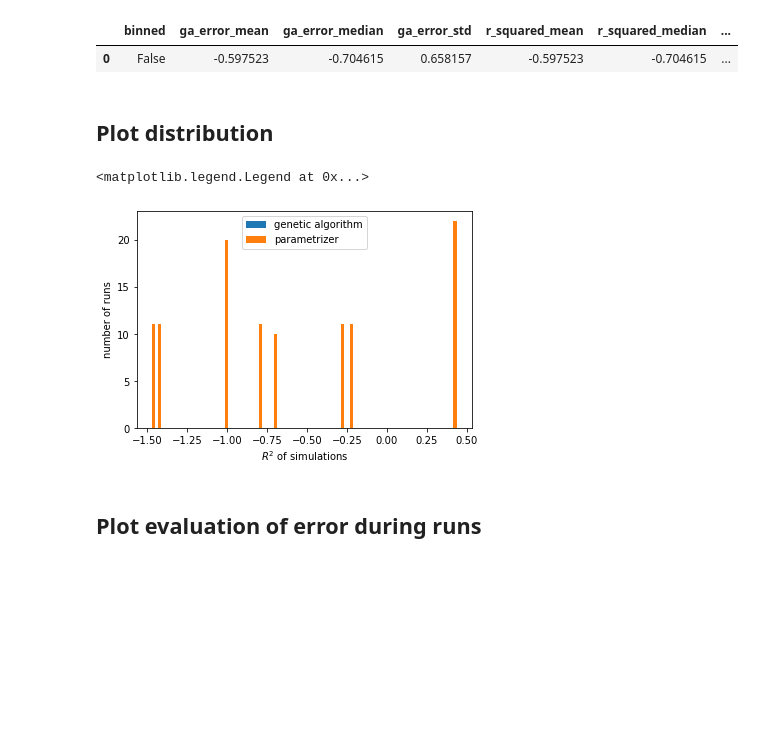
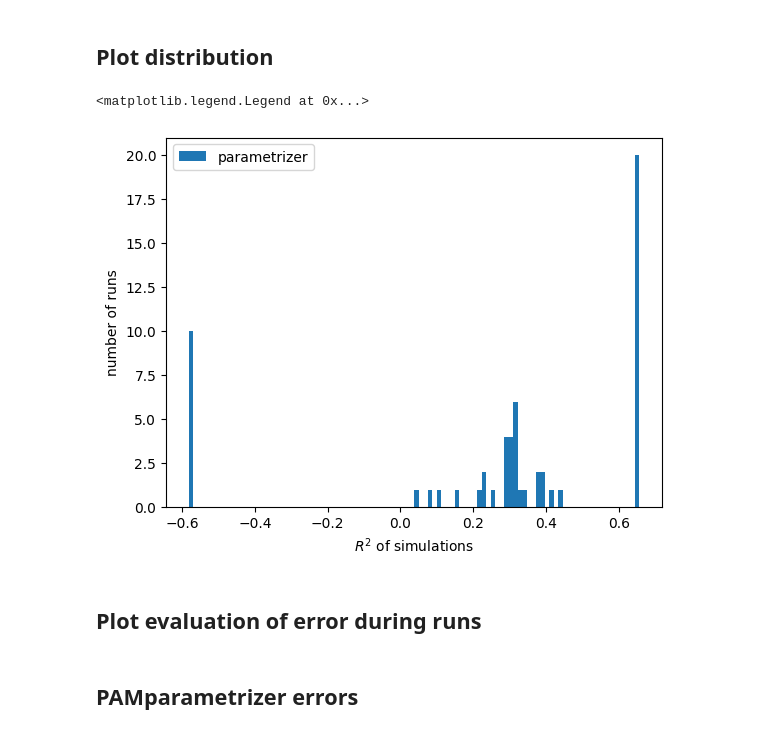
Before and after one commit to iAMB-RWTH-Aachen/PAMparametrizer, a Jupyter notebook: Scripts/i3_analysis/pam_parametrizer_performance.ipynb, the cells around one changed output. Drawn from its saved outputs; the diff is of its cells as text; code cells hidden in the pictures; blank space fills up the shorter version.

```diff
--- a/Scripts/i3_analysis/pam_parametrizer_performance.ipynb
+++ b/Scripts/i3_analysis/pam_parametrizer_performance.ipynb
@@ -21,7 +23,18 @@ Academic license - for non-commercial use only - expires 2025-03-06
 # %%
-STATS_FILE_PATH = os.path.join('Results', 'pam_parametrizer_statistics_2024-08-14.xlsx')
+DIAGNOSTIC_FILES = [os.path.join('Results','2_parametrization', 'diagnostics',
+                                 f'pam_parametrizer_diagnostics_{file_nmbr}.xlsx')for file_nmbr in range(1,7)]
 # %%
-best_individual_df = pd.read_excel(STATS_FILE_PATH, sheet_name = 'Best_Individuals').drop_duplicates(
-    subset=['iteration', 'run_id','rxn_id', 'direction'], keep = 'last')
+best_individual_df = None
+
+for i, file in enumerate(DIAGNOSTIC_FILES):
+    pam_param_results = pd.read_excel(file, sheet_name = 'Best_Individuals')
+    pam_param_error = pd.read_excel(file, sheet_name='Final_Errors')
+    pam_param_results = pam_param_results.merge(pam_param_error, on='run_id', how='left')
+    pam_param_results['alternative'] = i+1
+
+    if best_individual_df is None:
+        best_individual_df = pam_param_results
+    else:
+        best_individual_df = pd.concat([best_individual_df,pam_param_results])
 best_individual_df
 # %% [output]
@@ -59,25 +71,19 @@ error_per_runid_config
-# %%
-error_per_config = get_statistics_from_df(best_individual_df.drop_duplicates(subset = ['iteration', 'run_id', 'binned']),
-                                                  group_by = ['binned'],
-                                                  columns = ['ga_error', 'r_squared'])
-error_per_config
-# %% [output]
-|  | binned | ga_error_mean | ga_error_median | ga_error_std | r_squared_mean | r_squared_median | ... |
-| 0 | False | -0.597523 | -0.704615 | 0.658157 | -0.597523 | -0.704615 | ... |
 # %% [markdown]
 ## Plot distribution
 # %%
 #plot histogram
 bins =100
 
-plt.hist(best_individual_df.drop_duplicates(['iteration', 'run_id']).r_squared, bins= bins, label = 'parametrizer')
+plt.hist(best_individual_df.drop_duplicates(['alternative', 'run_id']).r_squared, bins= bins, label = 'parametrizer')
 plt.xlabel('$R^{2}$ of simulations')
 plt.ylabel('number of runs')
 plt.legend()
 # %% [output]
 <matplotlib.legend.Legend at 0x...>
-[figure, old version]
+[figure, new version]
 # %% [markdown]
 ## Plot evaluation of error during runs
+# %% [markdown]
+## PAMparametrizer errors
 # %%
 iteration = best_individual_df.drop(
```
Also changed, not shown: parts of 12 cells of this notebook, 12 other files.
